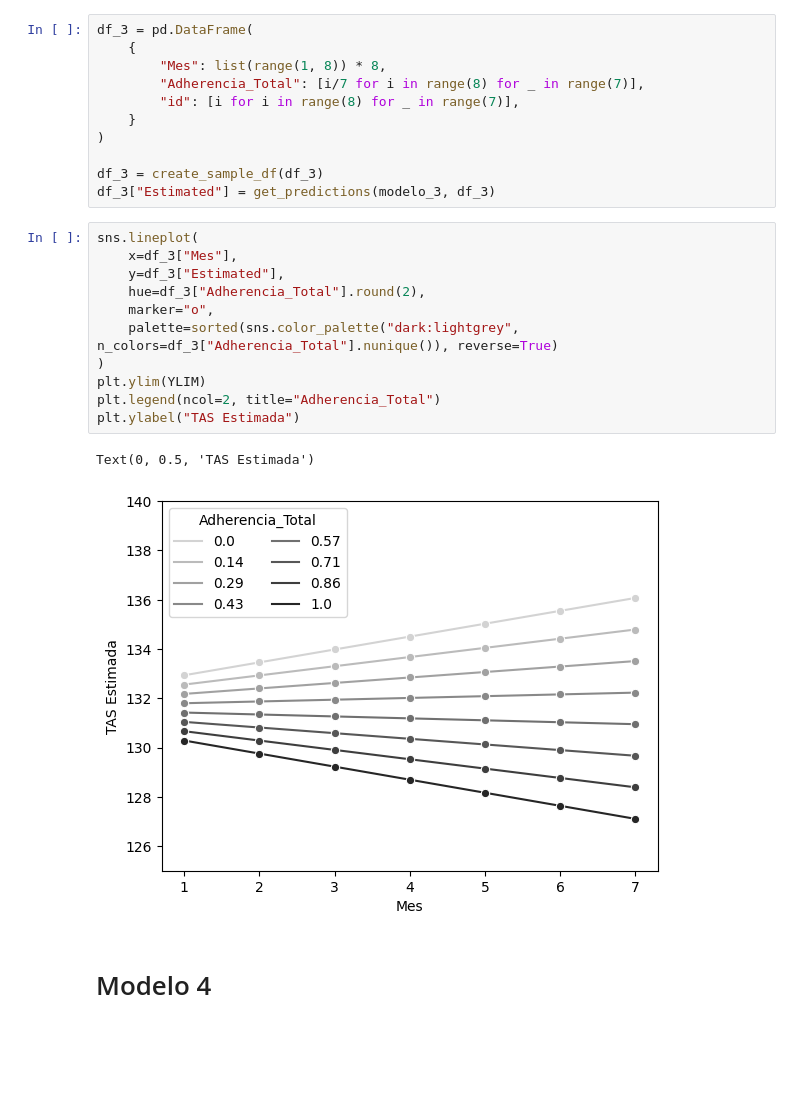
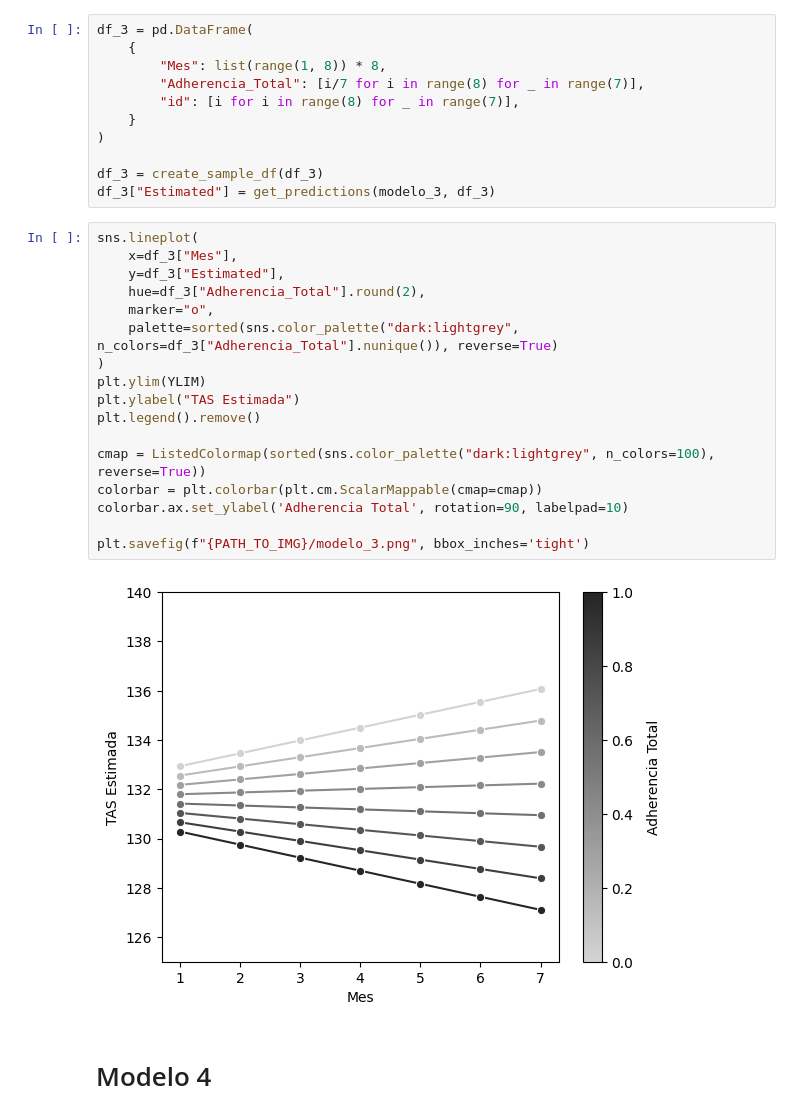
Before and after one commit to ecometto94/Tesis, a Jupyter notebook: Sintaxis/Análisis Inferencial_R.ipynb, the cells around one changed output. Cells and saved outputs as stored; diff of their text form; blank space fills up the shorter version.

```diff
--- a/Sintaxis/Análisis Inferencial_R.ipynb
+++ b/Sintaxis/Análisis Inferencial_R.ipynb
@@ -296,17 +299,22 @@ df_3["Estimated"] = get_predictions(modelo_3, df_3)
 # %%
 sns.lineplot(
     x=df_3["Mes"],
     y=df_3["Estimated"],
     hue=df_3["Adherencia_Total"].round(2),
     marker="o",
     palette=sorted(sns.color_palette("dark:lightgrey", n_colors=df_3["Adherencia_Total"].nunique()), reverse=True)
 )
 plt.ylim(YLIM)
-plt.legend(ncol=2, title="Adherencia_Total")
 plt.ylabel("TAS Estimada")
+plt.legend().remove()
+
+cmap = ListedColormap(sorted(sns.color_palette("dark:lightgrey", n_colors=100), reverse=True))
+colorbar = plt.colorbar(plt.cm.ScalarMappable(cmap=cmap))
+colorbar.ax.set_ylabel('Adherencia Total', rotation=90, labelpad=10)
+
+plt.savefig(f"{PATH_TO_IMG}/modelo_3.png", bbox_inches='tight')
 # %% [output]
-Text(0, 0.5, 'TAS Estimada')
-[figure, old version]
+[figure, new version]
 # %% [markdown]
 # Modelo 4
 # %%
```
Also changed, not shown: parts of 9 cells of this notebook, 6 other files.
